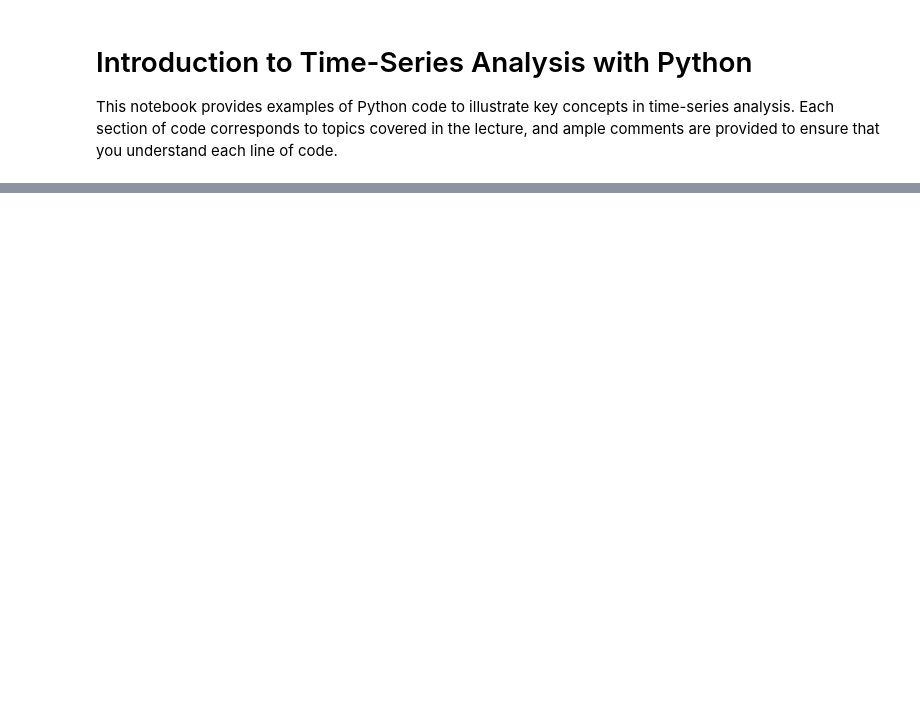
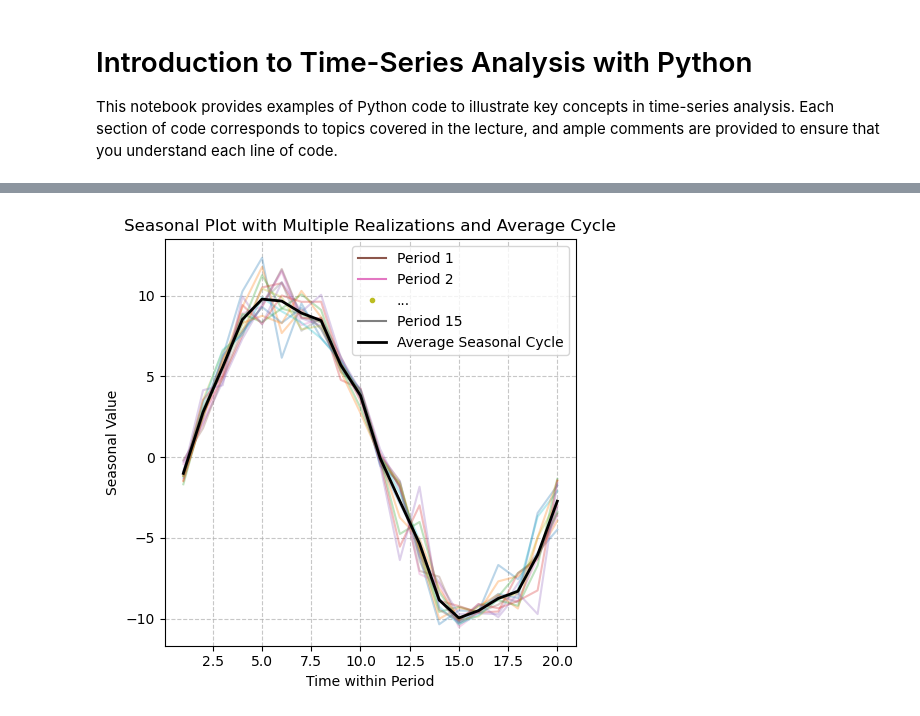
Before and after one commit to vmpreciado/ESE538, a Jupyter notebook: Time_Series_Analysis_Intro.ipynb, the cells around one changed output, grey strips where cells are left out. Saved outputs shown, nothing was run; the diff lists cells and outputs as text; code cells hidden in the pictures; blank space fills up the shorter version.

```diff
--- a/Time_Series_Analysis_Intro.ipynb
+++ b/Time_Series_Analysis_Intro.ipynb
@@ -52 +80,46 @@ plt.show()
+# %%
+# Assuming 'result' is the output from STL decomposition
+# Extract the seasonal and trend components
+seasonal = result.seasonal
+detrended = series - result.trend
+
+# Define the period (e.g., 20 as in the STL decomposition)
+period = 20
+
+# Reshape the seasonal component into realizations of each period
+n_periods = len(seasonal) // period
+seasonal_reshaped = seasonal[:n_periods * period].reshape(n_periods, period)
+
+# Calculate the average seasonal cycle
+average_seasonal = np.mean(seasonal_reshaped, axis=0)
+
+# Create the seasonal plot
+plt.figure(figsize=(5, 5))
+
+# Plot individual seasonal cycles
+for i in range(n_periods):
+    plt.plot(np.arange(1, period + 1), seasonal_reshaped[i], alpha=0.3)
+
+# Plot the average seasonal cycle
+average_line = plt.plot(np.arange(1, period + 1), average_seasonal, color='black', linewidth=2, label='Average Seasonal Cycle')
+
+plt.title('Seasonal Plot with Multiple Realizations and Average Cycle')
+plt.xlabel('Time within Period')
+plt.ylabel('Seasonal Value')
+
+# Customize the legend
+if n_periods > 2:
+    first_line = plt.plot([], [], label='Period 1')  # Empty plot for legend
+    second_line = plt.plot([], [], label='Period 2')  # Empty plot for legend
+    last_line = plt.plot([], [], label=f'Period {n_periods}')  # Empty plot for legend
+    dots_line = plt.plot([], [], label='...', linestyle='None', marker='.')  # Dots for ...
+    plt.legend(handles=first_line + second_line + dots_line + last_line + average_line)
+else:
+    plt.legend()
+
+plt.grid(True, linestyle='--', alpha=0.7)
+plt.tight_layout()
+plt.show()
+# %% [output]
+[figure, added]
 # %%
```
Also changed, not shown: parts of 7 cells of this notebook.
